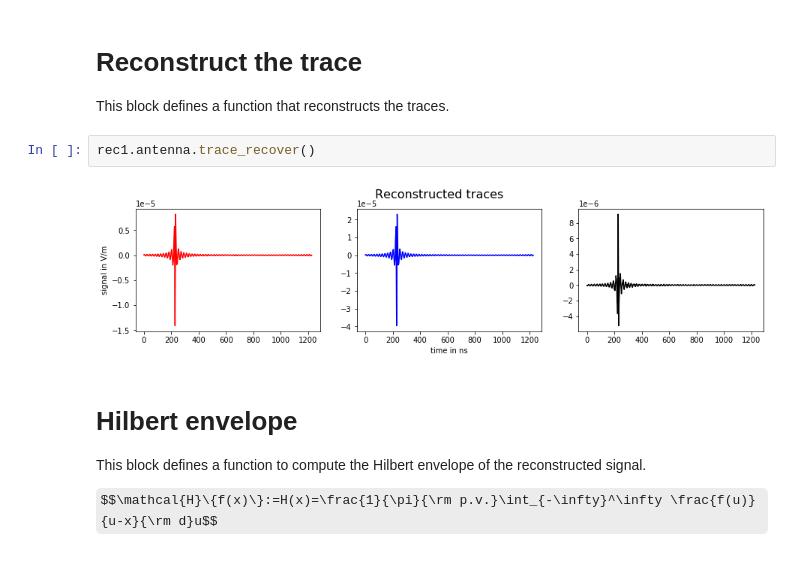
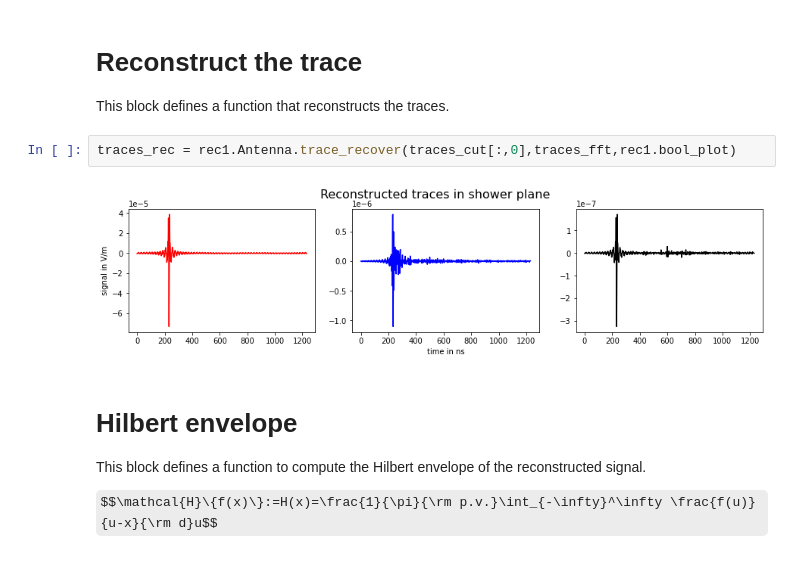
Before and after one commit to grand-mother/grand-energy-rec, a Jupyter notebook: EnergyFluence_Coreas_Class.ipynb, the cells around one changed output. Saved outputs shown, nothing was run; the diff lists cells and outputs as text; some formulas as TeX source.

```diff
--- a/EnergyFluence_Coreas_Class.ipynb
+++ b/EnergyFluence_Coreas_Class.ipynb
@@ -125,10 +79,10 @@ rec1.antenna.fft_filter()
 # %% [markdown]
 # Reconstruct the trace
 This block defines a function that reconstructs the traces.
-# %%
-rec1.antenna.trace_recover()
-# %% [output]
-[figure, removed]
+# %%
+traces_rec = rec1.Antenna.trace_recover(traces_cut[:,0],traces_fft,rec1.bool_plot)
+# %% [output]
+[figure, added]
 # %% [markdown]
 # Hilbert envelope
 This block defines a function to compute the Hilbert envelope of the reconstructed signal.
```
Also changed, not shown: parts of 27 cells of this notebook, 4 other files.
